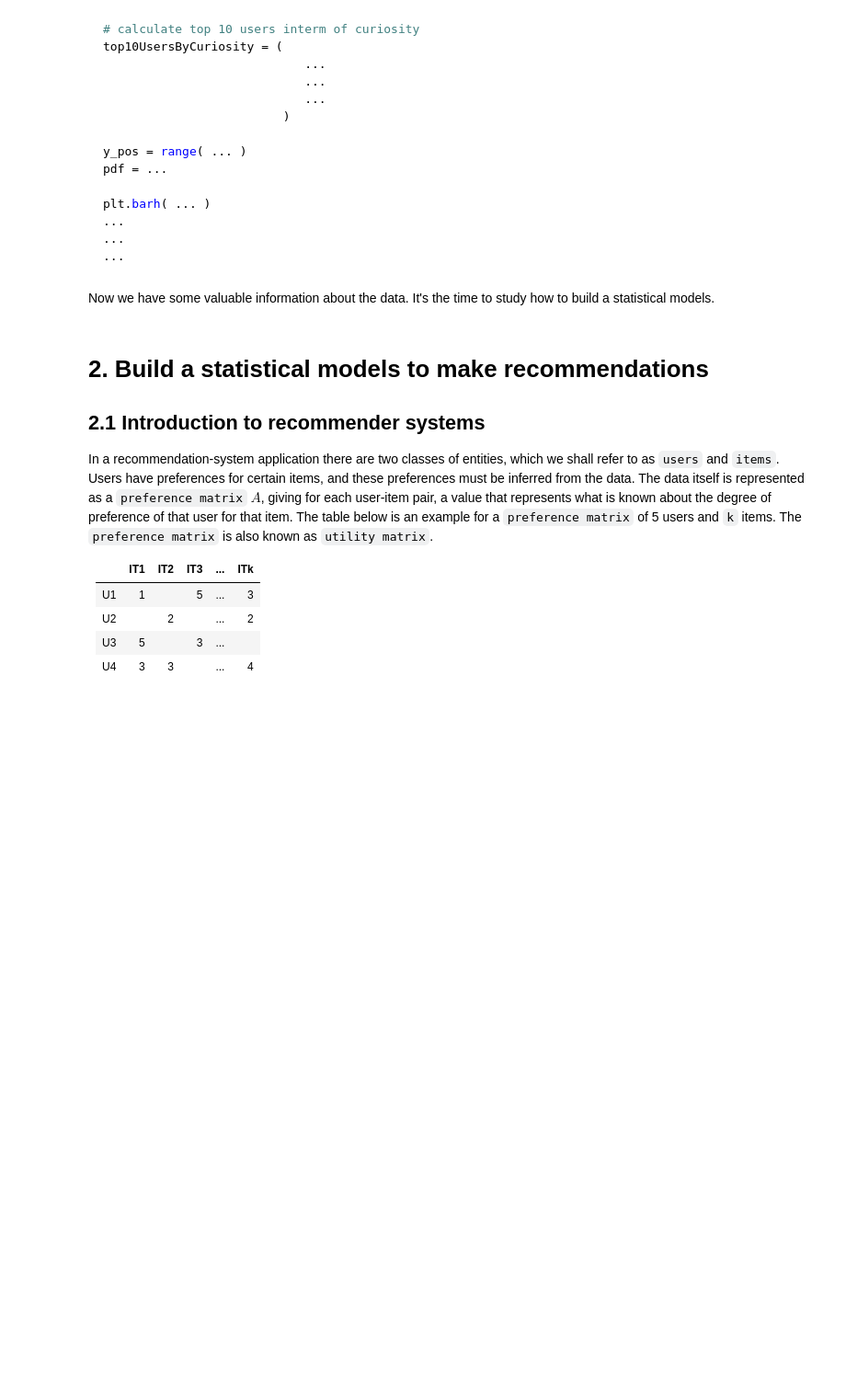
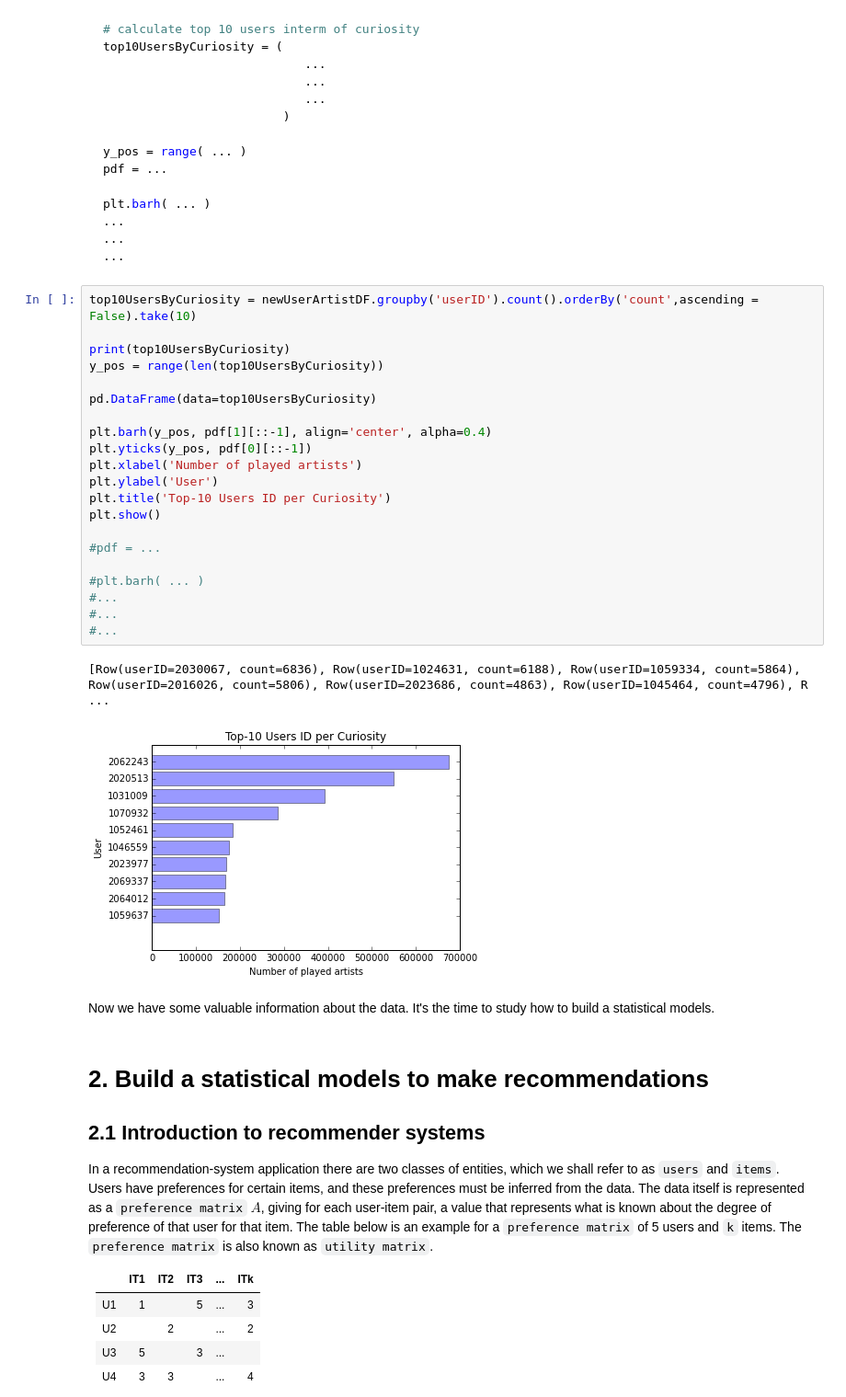
Before and after one commit to trungduynguyen/Algorithmic-Machine-Learning, a Jupyter notebook: Notebooks/[Lecture 3+4] Recommender algorithm - Music recommendations.ipynb, the cells around one changed output. Shown at 92% size. Drawn from its saved outputs; the diff is of its cells as text; blank space fills up the shorter version.

````diff
--- a/Notebooks/[Lecture 3+4] Recommender algorithm - Music recommendations.ipynb
+++ b/Notebooks/[Lecture 3+4] Recommender algorithm - Music recommendations.ipynb
@@ -701,6 +786,30 @@ plt.barh( ... )
 ...
 ...
 ```
+# %%
+top10UsersByCuriosity = newUserArtistDF.groupby('userID').count().orderBy('count',ascending = False).take(10)
+
+print(top10UsersByCuriosity)
+y_pos = range(len(top10UsersByCuriosity))
+
+pd.DataFrame(data=top10UsersByCuriosity)
+
+plt.barh(y_pos, pdf[1][::-1], align='center', alpha=0.4)
+plt.yticks(y_pos, pdf[0][::-1])
+plt.xlabel('Number of played artists')
+plt.ylabel('User')
+plt.title('Top-10 Users ID per Curiosity')
+plt.show()
+
+#pdf = ...
+
+#plt.barh( ... )
+#...
+#...
+#...
+# %% [output]
+[Row(userID=2030067, count=6836), Row(userID=1024631, count=6188), Row(userID=1059334, count=5864), Row(userID=2016026, count=5806), Row(userID=2023686, count=4863), Row(userID=1045464, count=4796), R ...
+[figure, added]
 # %% [markdown]
 Now we have some valuable information about the data. It's the time to study how to build a statistical models.
 # %% [markdown]
````
Also changed, not shown: parts of 9 cells of this notebook.
